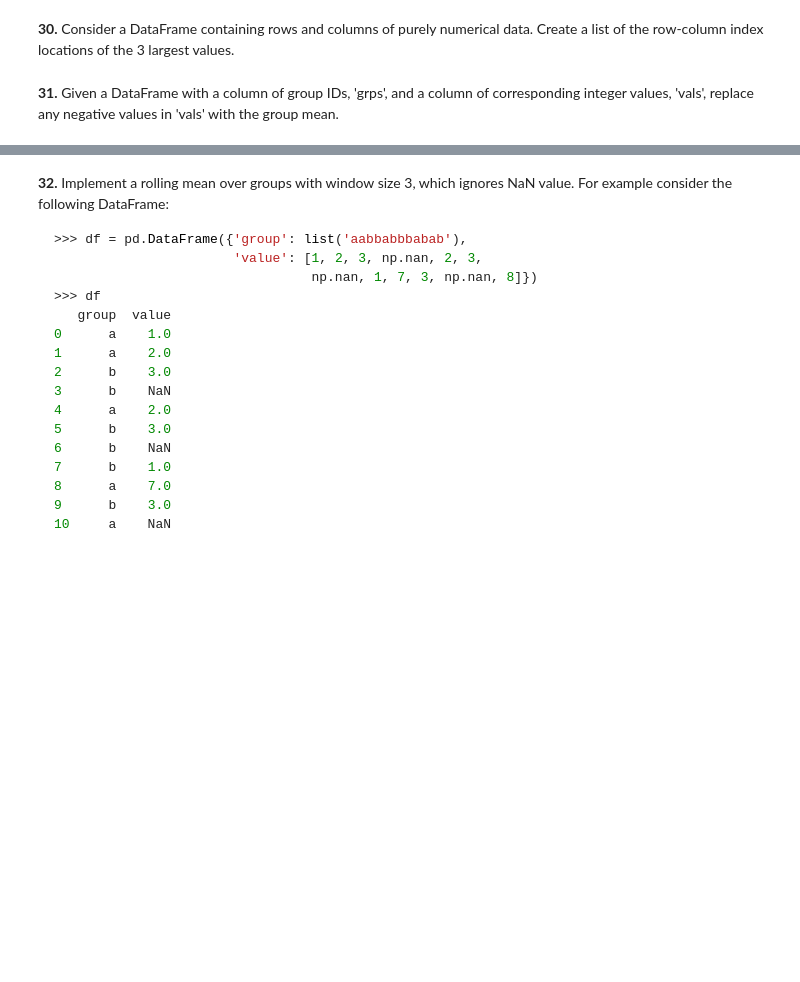
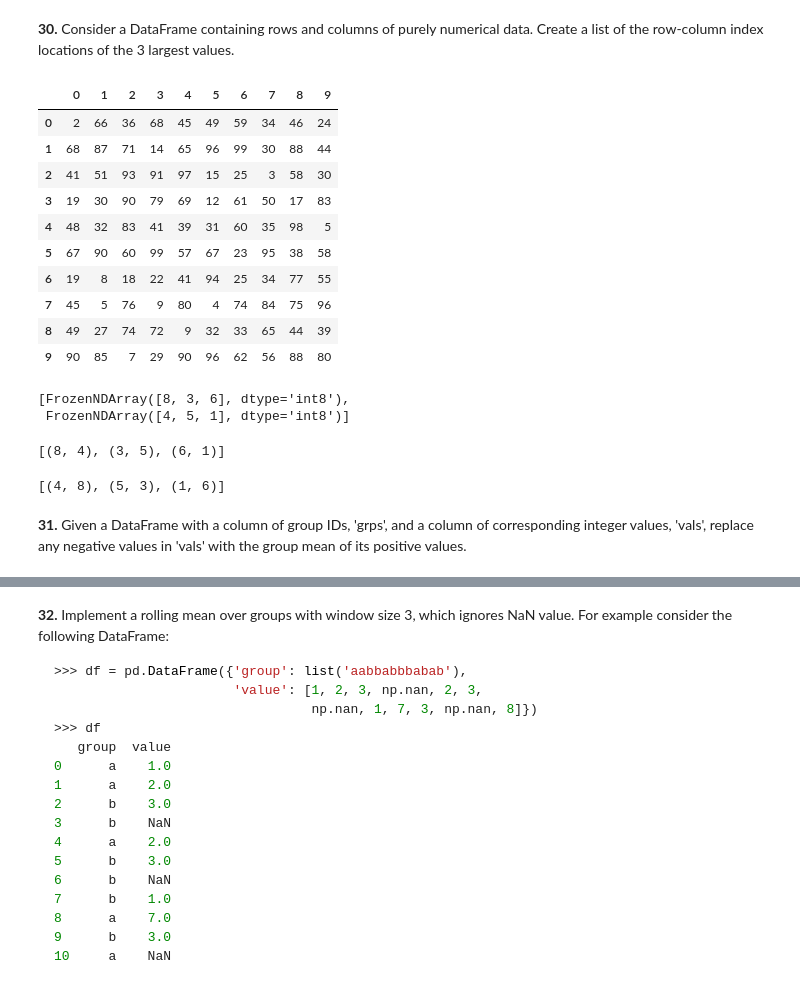
Before and after one commit to anhquan0412/pandas_practice, a Jupyter notebook: 100-pandas-puzzles.ipynb, the cells around one changed output, grey strips where cells are left out. Drawn from its saved outputs; the diff is of its cells as text; code cells hidden in the pictures; blank space fills up the shorter version.

```diff
--- a/100-pandas-puzzles.ipynb
+++ b/100-pandas-puzzles.ipynb
@@ -753,4 +795,31 @@ Here's an alternative approach based on a [cookbook recipe](http://pandas.pydata
 # %% [markdown]
 **30.** Consider a DataFrame containing rows and columns of purely numerical data. Create a list of the row-column index locations of the 3 largest values.
+# %%
+df = pd.DataFrame(np.random.randint(0,100,size=(10,10)))
+df
+# %% [output]
+|  | 0 | 1 | 2 | 3 | 4 | 5 | 6 | 7 | 8 | 9 |
+| 0 | 2 | 66 | 36 | 68 | 45 | 49 | 59 | 34 | 46 | 24 |
+| 1 | 68 | 87 | 71 | 14 | 65 | 96 | 99 | 30 | 88 | 44 |
+| 2 | 41 | 51 | 93 | 91 | 97 | 15 | 25 | 3 | 58 | 30 |
+| 3 | 19 | 30 | 90 | 79 | 69 | 12 | 61 | 50 | 17 | 83 |
+| 4 | 48 | 32 | 83 | 41 | 39 | 31 | 60 | 35 | 98 | 5 |
+| 5 | 67 | 90 | 60 | 99 | 57 | 67 | 23 | 95 | 38 | 58 |
+| 6 | 19 | 8 | 18 | 22 | 41 | 94 | 25 | 34 | 77 | 55 |
+| 7 | 45 | 5 | 76 | 9 | 80 | 4 | 74 | 84 | 75 | 96 |
+| 8 | 49 | 27 | 74 | 72 | 9 | 32 | 33 | 65 | 44 | 39 |
+| 9 | 90 | 85 | 7 | 29 | 90 | 96 | 62 | 56 | 88 | 80 |
+# %%
+col_row = list(df.unstack().sort_values()[-3:].index.labels)
+col_row
+# %% [output]
+[FrozenNDArray([8, 3, 6], dtype='int8'),
+ FrozenNDArray([4, 5, 1], dtype='int8')]
+# %%
+list(zip(*col_row))
+list(zip(col_row[1],col_row[0]))
+# %% [output]
+[(8, 4), (3, 5), (6, 1)]
+[(4, 8), (5, 3), (1, 6)]
 # %% [markdown]
-**31.** Given a DataFrame with a column of group IDs, 'grps', and a column of corresponding integer values, 'vals', replace any negative values in 'vals' with the group mean.
+**31.** Given a DataFrame with a column of group IDs, 'grps', and a column of corresponding integer values, 'vals', replace any negative values in 'vals' with the group mean of its positive values.
```
Also changed, not shown: parts of 10 cells of this notebook, 1 other file.
